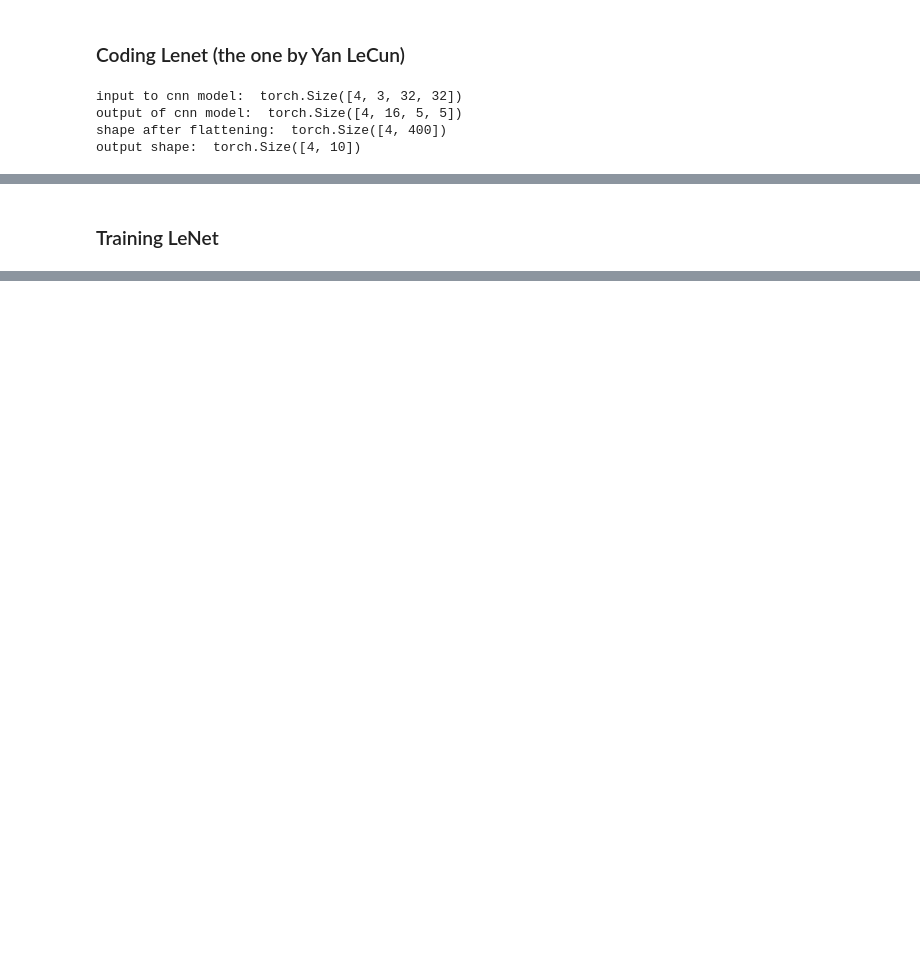
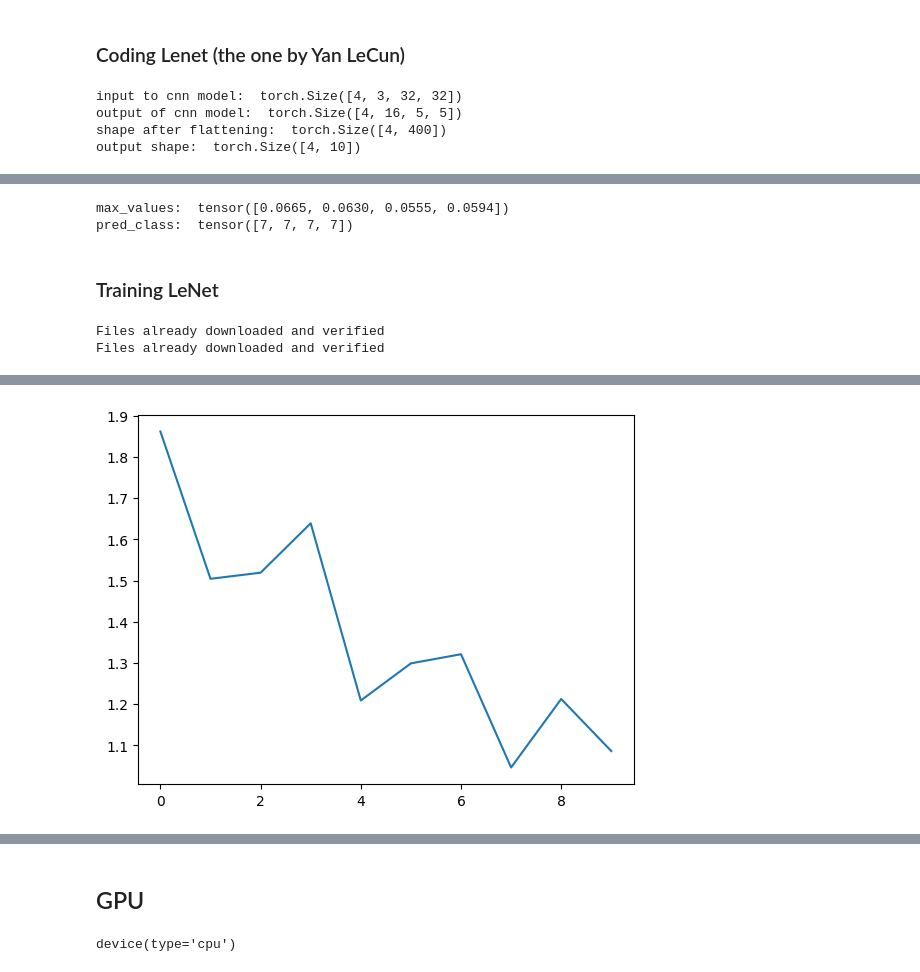
Before and after one commit to irohitraj/Computer-Vision, a Jupyter notebook: Pytorch/CNN_pytorch_basics.ipynb, the cells around one changed output, grey strips where cells are left out. Cells and saved outputs as stored; diff of their text form; code cells hidden in the pictures; blank space fills up the shorter version.

Commit message:
completed LeNet implementation on CIFAR10

```diff
--- a/Pytorch/CNN_pytorch_basics.ipynb
+++ b/Pytorch/CNN_pytorch_basics.ipynb
@@ -230,2 +222,74 @@ pred_class:  tensor([9, 9, 9, 9])
+# %%
+#output.data access raw data of the tensor, excluding the computation graph for automatic differentiation
+#get which value was max and the class associated with it, 1 is for axis which would means column
+max_values, pred_class = torch.max (output.data, 1)
+print("max_values: ", max_values)
+print("pred_class: ", pred_class)
+# %% [output]
+max_values:  tensor([0.0665, 0.0630, 0.0555, 0.0594])
+pred_class:  tensor([7, 7, 7, 7])
 # %% [markdown]
 ### Training LeNet
+# %%
+batch_size = 128
+
+trainset = torchvision.datasets.CIFAR10(root='./data', train=True,
+                                        download=True,
+                                        transform=transforms.ToTensor())
+trainloader = torch.utils.data.DataLoader(trainset, batch_size= batch_size, shuffle=True)
+
+testset = torchvision.datasets.CIFAR10(root='./data', train=False,
+                                        download=True,
+                                        transform=transforms.ToTensor())
+testloader = torch.utils.data.DataLoader(testset, batch_size= batch_size, shuffle=False)
+# %% [output]
+Files already downloaded and verified
+Files already downloaded and verified
+# %%
+def model_evaluation(dataloader):
+  total, correct = 0,0
+  #iterating over batches of data in dataloader
+  for data in dataloader:
+    images, labels = data
+    outputs = model(images)
+    max_values, pred_class = torch.max(outputs.data, 1)
+    total += pred_class.size(0)
+    # print(pred_class.size())
+    correct += (pred_class == labels).sum().item()
+  return 100*correct/total
+# %%
+import torch.optim as optim
+model = LeNet()
+
+loss_fn = nn.CrossEntropyLoss() # using cross entropy loss
+optimizer = optim.Adam(model.parameters())
+# %%
+
+%%time
+loss_arr = []
+loss_epoch_arr = []
+max_epochs = 10
+
+for epoch in range(max_epochs):
+  #ierate over trainloader each time
+  for i, data in enumerate(trainloader, 0):
+    images, labels = data
+
+    # print(len(labels))
+
+    optimizer.zero_grad() #reset any orev gradient
+
+    outputs = model(images)
+    loss = loss_fn(outputs, labels)
+    loss.backward()
+    #update the parameters after loss
+    optimizer.step()
+
+    loss_arr.append(loss.item())
+  loss_epoch_arr.append(loss.item())
+
+  print('Epoch: %d/%d, Test accuracy is: %0.2f, Train accuracy is: %0.2f'  % (epoch, max_epochs, model_evaluation(testloader), model_evaluation(trainloader)))
+
+plt.plot(loss_epoch_arr)
+plt.show()
+# %% [output]
@@ -231,0 +306 @@ pred_class:  tensor([9, 9, 9, 9])
+[figure, added]
@@ -231,0 +309,7 @@ pred_class:  tensor([9, 9, 9, 9])
+# %% [markdown]
+## GPU
+# %%
+device = torch.device("cuda:0" if torch.cuda.is_available() else "cpu")
+device
+# %% [output]
+device(type='cpu')
```
Also changed, not shown: parts of 23 cells of this notebook.
